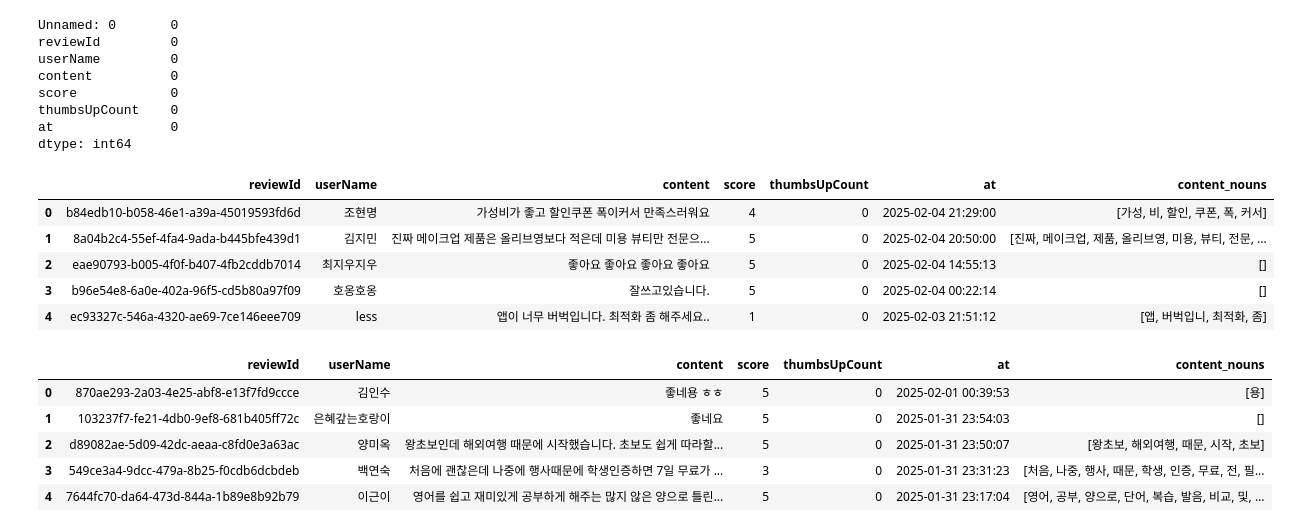
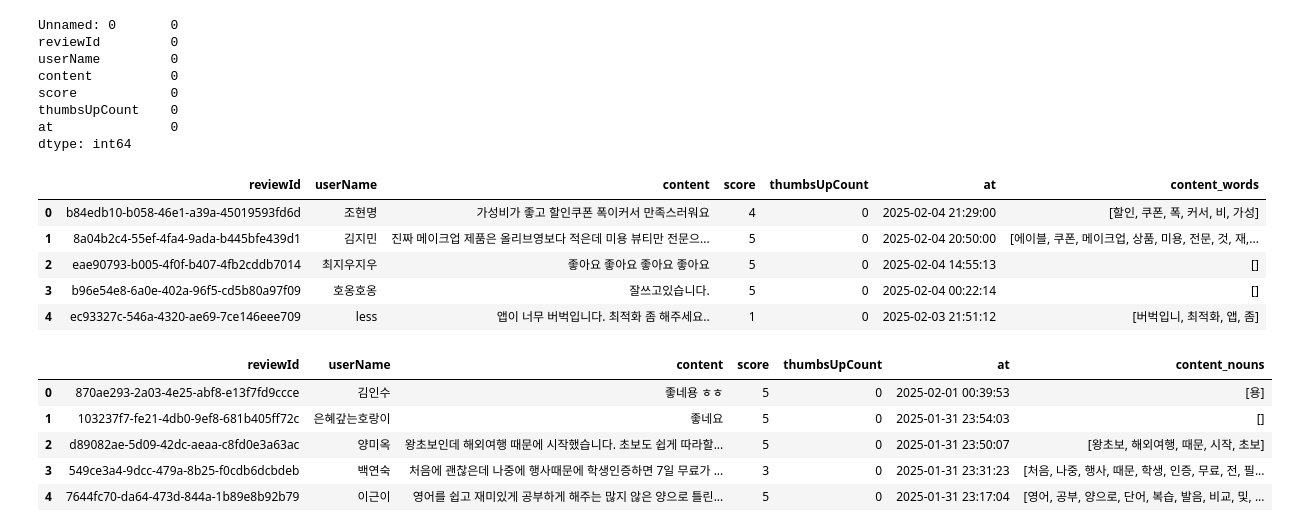
Before and after one commit to songi104/musinsa-review-anlysis, a Jupyter notebook: review-analysis.ipynb, the cells around one changed output. Drawn from its saved outputs; the diff is of its cells as text; code cells hidden in the pictures.

```diff
--- a/review-analysis.ipynb
+++ b/review-analysis.ipynb
@@ -32,15 +32,17 @@ dtype: int64
 df = df.drop('Unnamed: 0', axis=1)
 # %%
 import os
+# %%
+df = df.drop(['content_nouns', 'content_words'], axis=1)
 # %%
 # from konlpy.tag import Okt
 okt = Okt()
-df['content_nouns'] = df['content'].apply(lambda x:okt.morphs(x))
+df['content_words'] = df['content'].apply(lambda x:list(set(okt.nouns(x))))
 df.head()
 # %% [output]
-|  | reviewId | userName | content | score | thumbsUpCount | at | content_nouns |
-| 0 | b84edb10-b058-46e1-a39a-45019593fd6d | 조현명 | 가성비가 좋고 할인쿠폰 폭이커서 만족스러워요 | 4 | 0 | 2025-02-04 21:29:00 | [가성, 비, 할인, 쿠폰, 폭, 커서] |
-| 1 | 8a04b2c4-55ef-4fa4-9ada-b445bfe439d1 | 김지민 | 진짜 메이크업 제품은 올리브영보다 적은데 미용 뷰티만 전문으... | 5 | 0 | 2025-02-04 20:50:00 | [진짜, 메이크업, 제품, 올리브영, 미용, 뷰티, 전문, ... |
+|  | reviewId | userName | content | score | thumbsUpCount | at | content_words |
+| 0 | b84edb10-b058-46e1-a39a-45019593fd6d | 조현명 | 가성비가 좋고 할인쿠폰 폭이커서 만족스러워요 | 4 | 0 | 2025-02-04 21:29:00 | [할인, 쿠폰, 폭, 커서, 비, 가성] |
+| 1 | 8a04b2c4-55ef-4fa4-9ada-b445bfe439d1 | 김지민 | 진짜 메이크업 제품은 올리브영보다 적은데 미용 뷰티만 전문으... | 5 | 0 | 2025-02-04 20:50:00 | [에이블, 쿠폰, 메이크업, 상품, 미용, 전문, 것, 재,... |
 | 2 | eae90793-b005-4f0f-b407-4fb2cddb7014 | 최지우지우 | 좋아요 좋아요 좋아요 좋아요 | 5 | 0 | 2025-02-04 14:55:13 | [] |
 | 3 | b96e54e8-6a0e-402a-96f5-cd5b80a97f09 | 호옹호옹 | 잘쓰고있습니다. | 5 | 0 | 2025-02-04 00:22:14 | [] |
-| 4 | ec93327c-546a-4320-ae69-7ce146eee709 | less | 앱이 너무 버벅입니다. 최적화 좀 해주세요.. | 1 | 0 | 2025-02-03 21:51:12 | [앱, 버벅입니, 최적화, 좀] |
+| 4 | ec93327c-546a-4320-ae69-7ce146eee709 | less | 앱이 너무 버벅입니다. 최적화 좀 해주세요.. | 1 | 0 | 2025-02-03 21:51:12 | [버벅입니, 최적화, 앱, 좀] |
```
Also changed, not shown: parts of 3 cells of this notebook, 2 other files.
